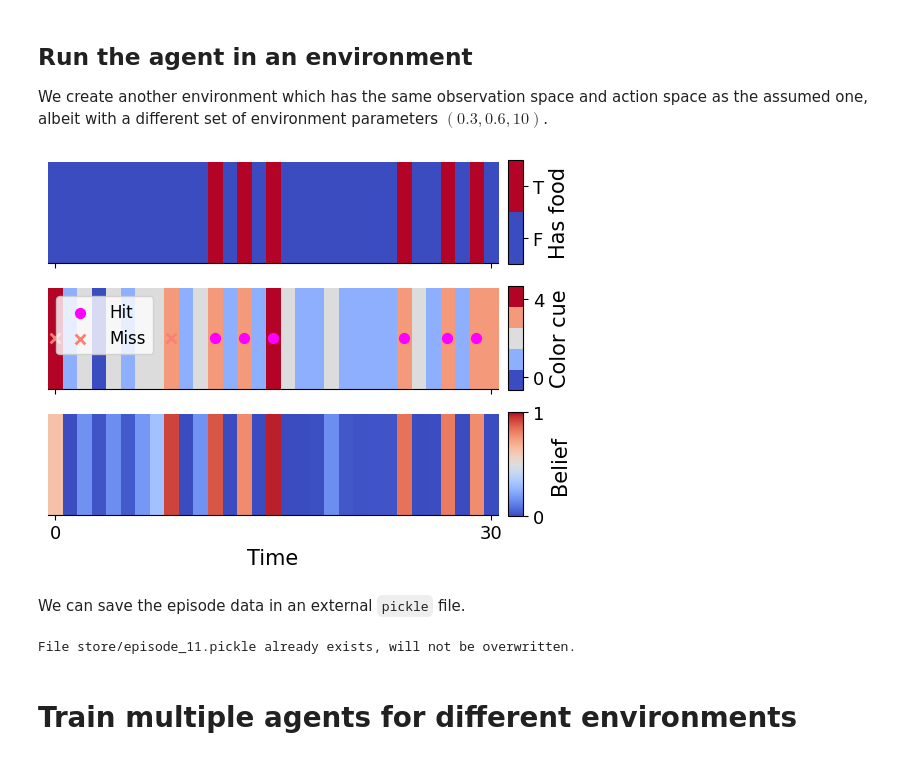
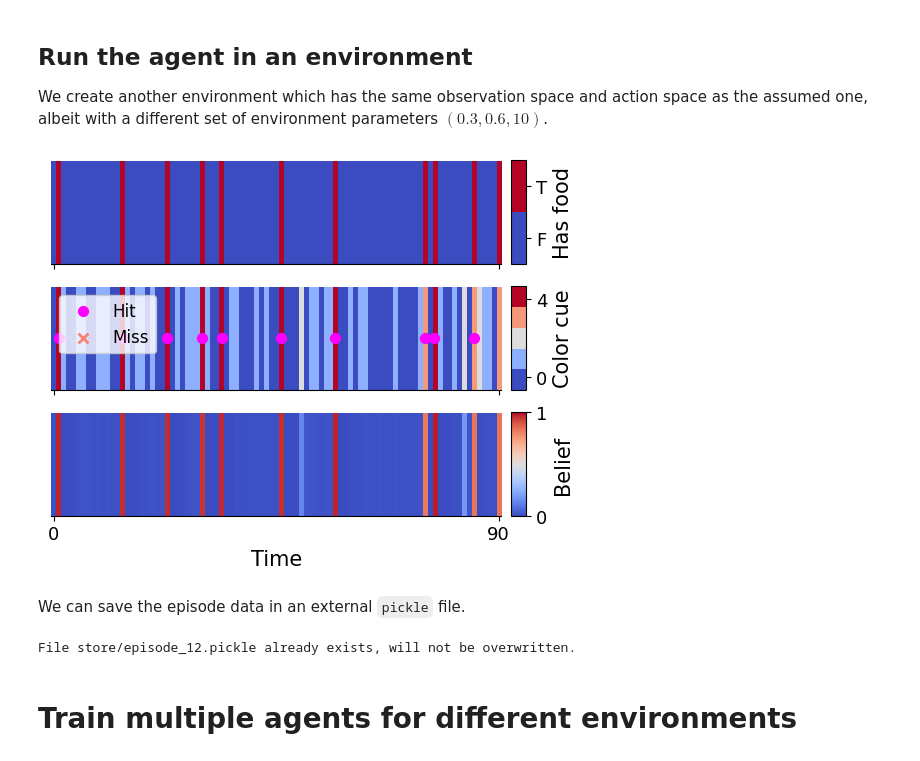
Before and after one commit to XaqLab/box-foraging, a Jupyter notebook: single-box.ipynb, the cells around one changed output. Saved outputs shown, nothing was run; the diff lists cells and outputs as text; code cells hidden in the pictures.

```diff
--- a/single-box.ipynb
+++ b/single-box.ipynb
@@ -42,19 +42,19 @@ We create another environment which has the same observation space and action sp
 # %%
 from boxforage.single_box import SingleBoxForaging
 
 env = SingleBoxForaging(spec=manager.agent_manager.defaults.env.spec)
-env.set_param([0.25, 0.6, 10.])
+env.set_param([0.15, 0.9, 10.])
 
-episode = agent.run_one_episode(env=env, num_steps=30)
+episode = agent.run_one_episode(env=env, num_steps=90)
 fig = plot_single_box_episode(episode)
 # %% [output]
-[figure, old version]
+[figure, new version]
 # %% [markdown]
 We can save the episode data in an external `pickle` file.
 # %%
 import os, pickle
 
-episode_path = 'episode_11.pickle'
+episode_path = 'episode_12.pickle'
 
 if os.path.exists(f'store/{episode_path}'):
     print(f"File store/{episode_path} already exists, will not be overwritten.")
@@ -70,7 +70,7 @@ else:
         }, f)
     print(f"Episode data saved at '{episode_path}'.")
 # %% [output]
-File store/episode_11.pickle already exists, will not be overwritten.
+File store/episode_12.pickle already exists, will not be overwritten.
 # %% [markdown]
 # Train multiple agents for different environments
 # %% [markdown]
```
Also changed, not shown: parts of 2 cells of this notebook, 1 other file.
